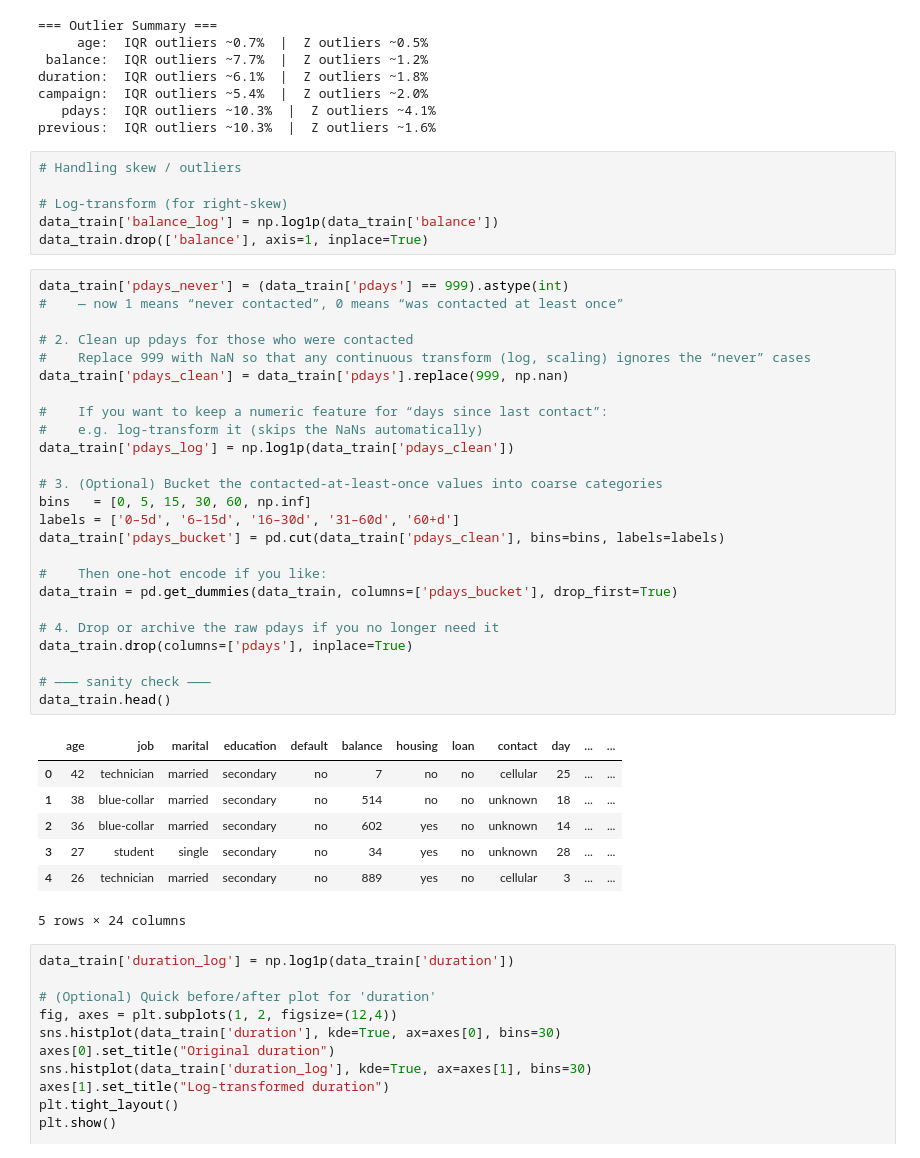
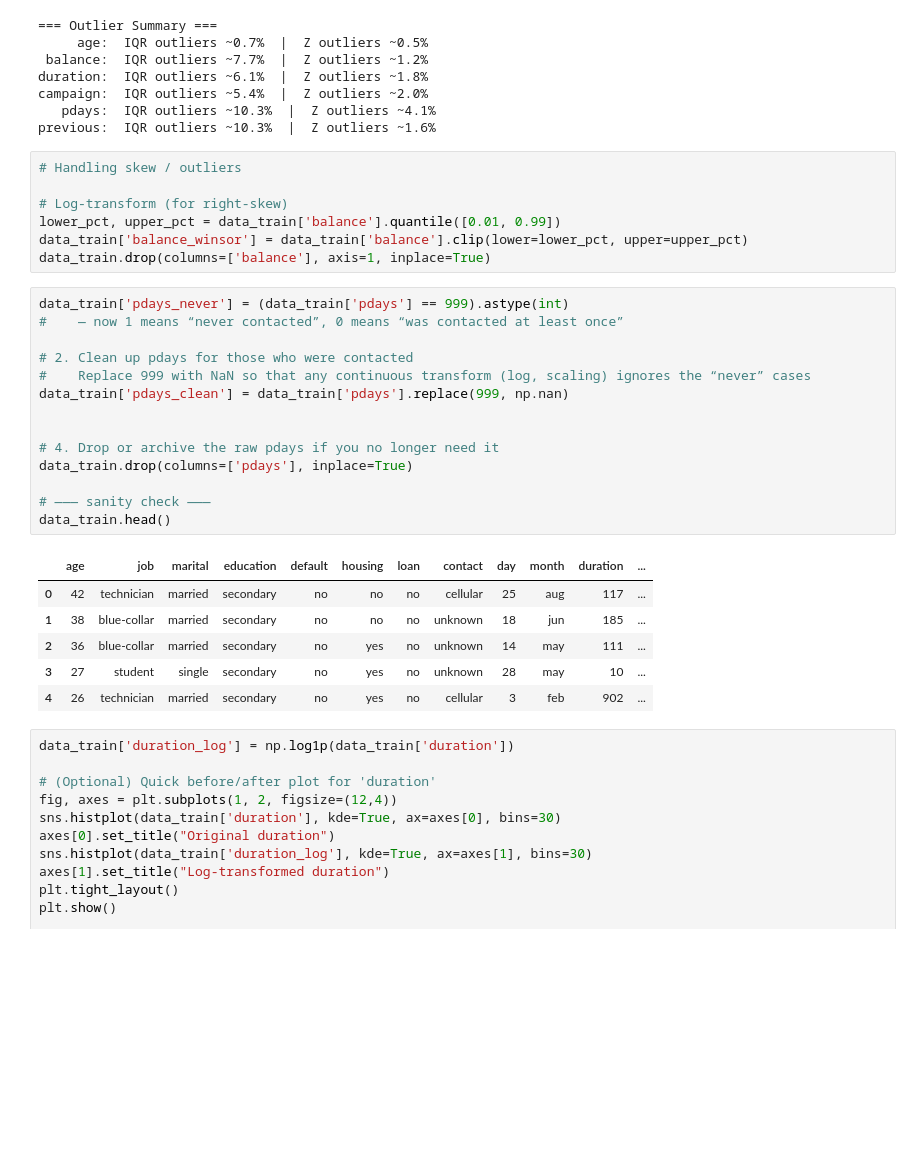
Before and after one commit to omkarganda/Binary-Classification-with-a-Bank-Dataset, a Jupyter notebook: code.ipynb, the cells around one changed output. Saved outputs shown, nothing was run; the diff lists cells and outputs as text; blank space fills up the shorter version.

Commit message:
categorical feature engineering and ML training is complete

```diff
--- a/code.ipynb
+++ b/code.ipynb
@@ -108,41 +108,30 @@ previous:  IQR outliers ~10.3%  |  Z outliers ~1.6%
 # Handling skew / outliers
 
 # Log-transform (for right-skew)
-data_train['balance_log'] = np.log1p(data_train['balance'])
-data_train.drop(['balance'], axis=1, inplace=True)
+lower_pct, upper_pct = data_train['balance'].quantile([0.01, 0.99])
+data_train['balance_winsor'] = data_train['balance'].clip(lower=lower_pct, upper=upper_pct)
+data_train.drop(columns=['balance'], axis=1, inplace=True)
 # %%
 data_train['pdays_never'] = (data_train['pdays'] == 999).astype(int)
 #    — now 1 means “never contacted”, 0 means “was contacted at least once”
 
 # 2. Clean up pdays for those who were contacted
 #    Replace 999 with NaN so that any continuous transform (log, scaling) ignores the “never” cases
 data_train['pdays_clean'] = data_train['pdays'].replace(999, np.nan)
 
-#    If you want to keep a numeric feature for “days since last contact”:
-#    e.g. log-transform it (skips the NaNs automatically)
-data_train['pdays_log'] = np.log1p(data_train['pdays_clean'])
-
-# 3. (Optional) Bucket the contacted‐at‐least‐once values into coarse categories
-bins   = [0, 5, 15, 30, 60, np.inf]
-labels = ['0–5d', '6–15d', '16–30d', '31–60d', '60+d']
-data_train['pdays_bucket'] = pd.cut(data_train['pdays_clean'], bins=bins, labels=labels)
-
-#    Then one-hot encode if you like:
-data_train = pd.get_dummies(data_train, columns=['pdays_bucket'], drop_first=True)
 
 # 4. Drop or archive the raw pdays if you no longer need it
 data_train.drop(columns=['pdays'], inplace=True)
 
 # ——— sanity check ———
 data_train.head()
 # %% [output]
-|  | age | job | marital | education | default | balance | housing | loan | contact | day | ... | ... |
-| 0 | 42 | technician | married | secondary | no | 7 | no | no | cellular | 25 | ... | ... |
-| 1 | 38 | blue-collar | married | secondary | no | 514 | no | no | unknown | 18 | ... | ... |
-| 2 | 36 | blue-collar | married | secondary | no | 602 | yes | no | unknown | 14 | ... | ... |
-| 3 | 27 | student | single | secondary | no | 34 | yes | no | unknown | 28 | ... | ... |
-| 4 | 26 | technician | married | secondary | no | 889 | yes | no | cellular | 3 | ... | ... |
+|  | age | job | marital | education | default | housing | loan | contact | day | month | duration | ... |
+| 0 | 42 | technician | married | secondary | no | no | no | cellular | 25 | aug | 117 | ... |
+| 1 | 38 | blue-collar | married | secondary | no | no | no | unknown | 18 | jun | 185 | ... |
+| 2 | 36 | blue-collar | married | secondary | no | yes | no | unknown | 14 | may | 111 | ... |
+| 3 | 27 | student | single | secondary | no | yes | no | unknown | 28 | may | 10 | ... |
+| 4 | 26 | technician | married | secondary | no | yes | no | cellular | 3 | feb | 902 | ... |
-5 rows × 24 columns
 # %%
 data_train['duration_log'] = np.log1p(data_train['duration'])
 
```
Also changed, not shown: parts of 16 cells of this notebook.
